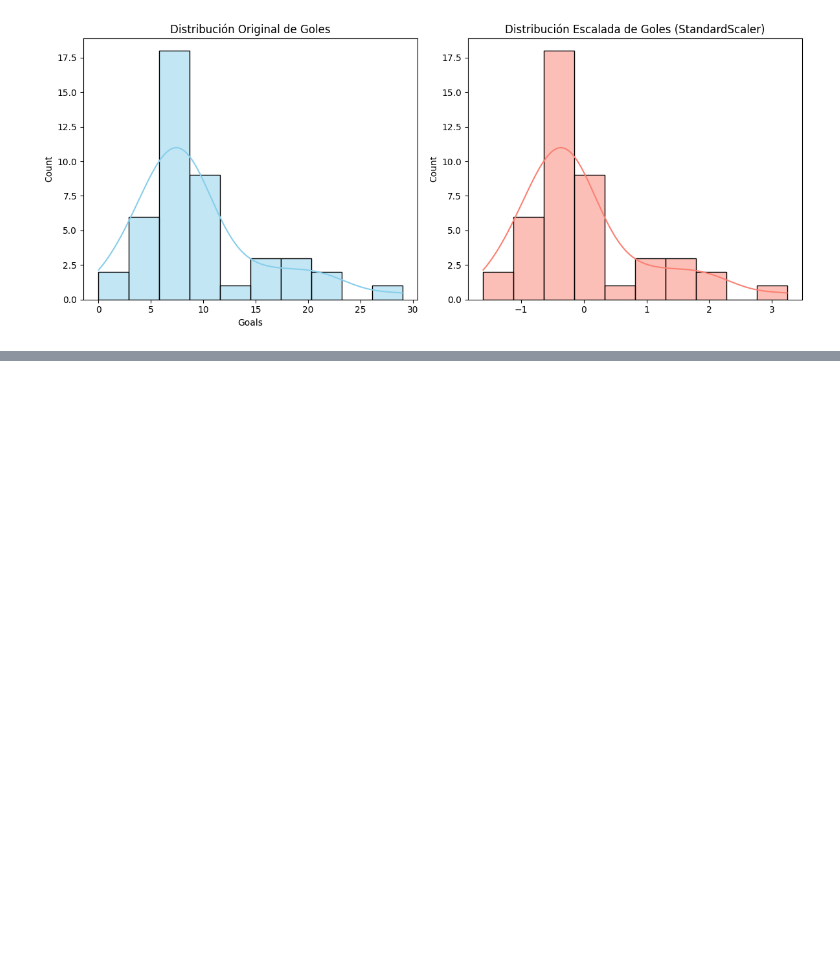
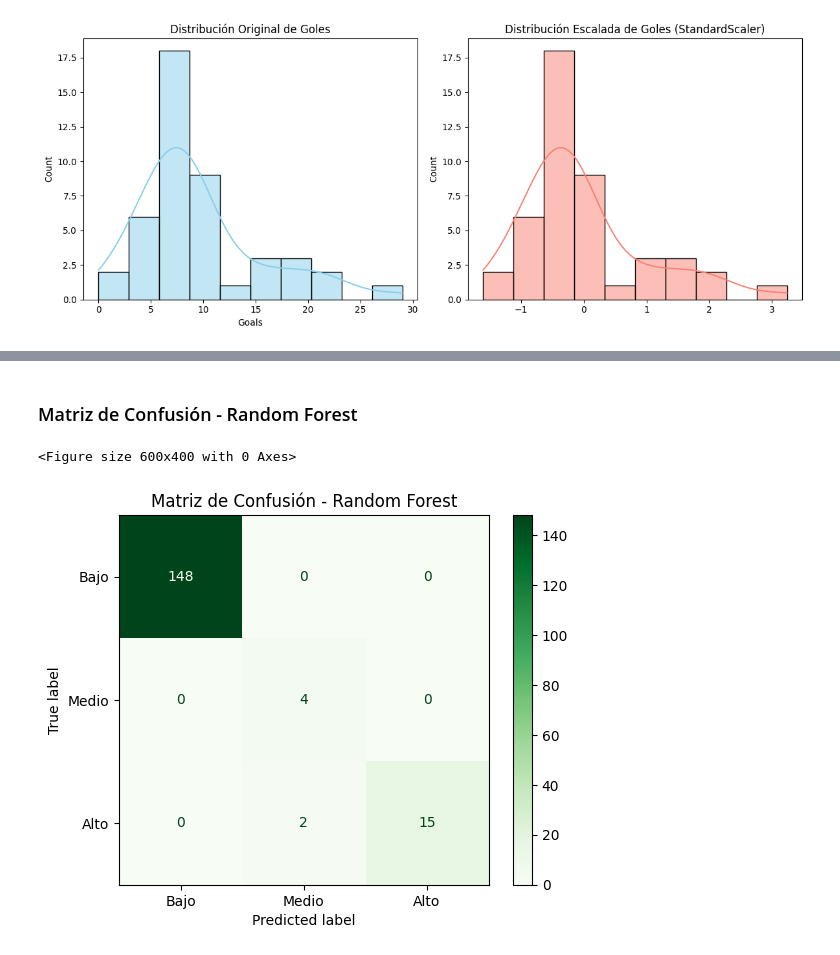
Before and after one commit to Carlosnava16/Unit-2-Use-case-, a Jupyter notebook: Unite 2 use case/epl_top_players_classification.ipynb, the cells around one changed output, grey strips where cells are left out. Cells and saved outputs as stored; diff of their text form; code cells hidden in the pictures; blank space fills up the shorter version.

```diff
--- a/Unite 2 use case/epl_top_players_classification.ipynb
+++ b/Unite 2 use case/epl_top_players_classification.ipynb
@@ -433,0 +438,18 @@ metrics_df
+# %%
+rf = RandomForestClassifier(random_state=42)
+rf.fit(X_train, y_train)
+y_pred_rf = rf.predict(X_test)
+# %% [markdown]
+### Matriz de Confusión - Random Forest
+# %%
+cm_rf = confusion_matrix(y_test, y_pred_rf)
+disp_rf = ConfusionMatrixDisplay(confusion_matrix=cm_rf, display_labels=["Bajo", "Medio", "Alto"])
+
+plt.figure(figsize=(6, 4))
+disp_rf.plot(cmap='Greens', values_format='d')
+plt.title("Matriz de Confusión - Random Forest")
+plt.grid(False)
+plt.show()
+# %% [output]
+<Figure size 600x400 with 0 Axes>
+[figure, added]
```
Also changed, not shown: parts of 26 cells of this notebook.
